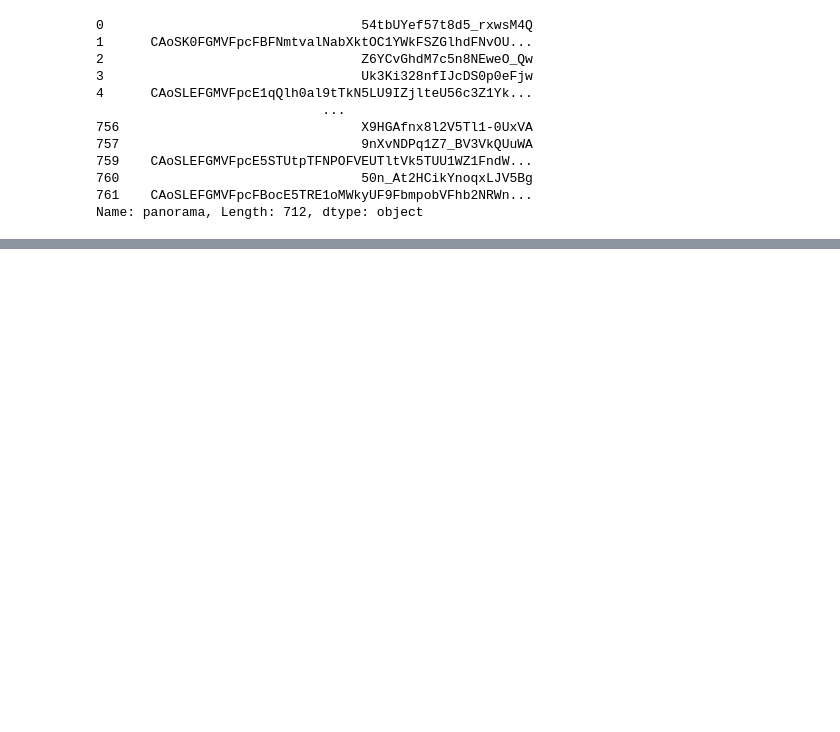
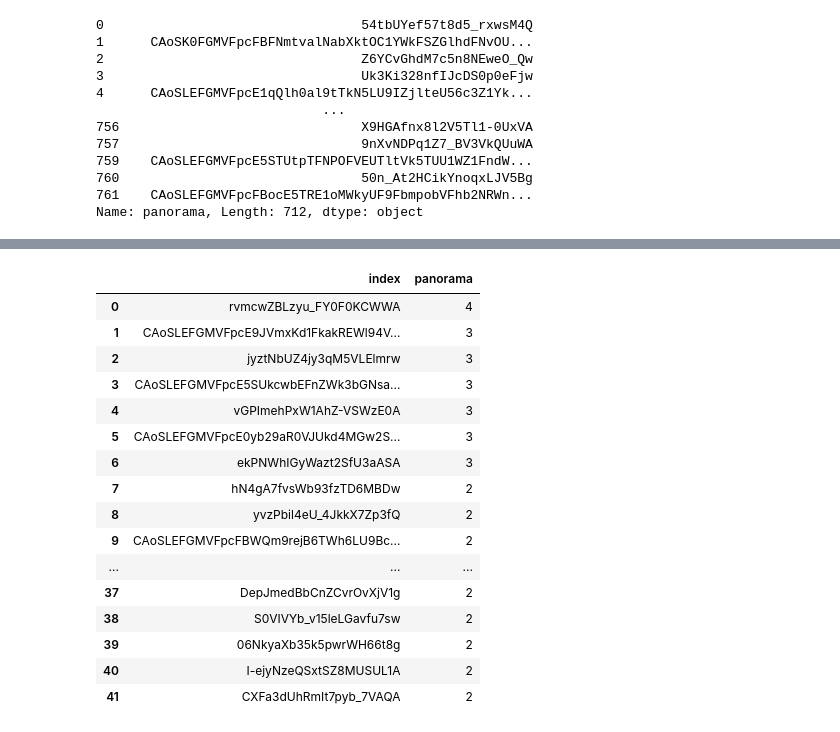
Before and after one commit to Ash-Stat/An-Si-Hyun, a Jupyter notebook: 대전연구.ipynb, the cells around one changed output, grey strips where cells are left out. Cells and saved outputs as stored; diff of their text form; code cells hidden in the pictures; blank space fills up the shorter version.

```diff
--- a/대전연구.ipynb
+++ b/대전연구.ipynb
@@ -281,0 +302,22 @@ Name: panorama, Length: 712, dtype: object
+# %%
+dropthebeat=dropthebeat[dropthebeat['panorama'] >=2]
+dropthebeat=dropthebeat.reset_index()
+dropthebeat
+# %% [output]
+|  | index | panorama |
+| 0 | rvmcwZBLzyu_FY0F0KCWWA | 4 |
+| 1 | CAoSLEFGMVFpcE9JVmxKd1FkakREWl94V... | 3 |
+| 2 | jyztNbUZ4jy3qM5VLElmrw | 3 |
+| 3 | CAoSLEFGMVFpcE5SUkcwbEFnZWk3bGNsa... | 3 |
+| 4 | vGPImehPxW1AhZ-VSWzE0A | 3 |
+| 5 | CAoSLEFGMVFpcE0yb29aR0VJUkd4MGw2S... | 3 |
+| 6 | ekPNWhIGyWazt2SfU3aASA | 3 |
+| 7 | hN4gA7fvsWb93fzTD6MBDw | 2 |
+| 8 | yvzPbil4eU_4JkkX7Zp3fQ | 2 |
+| 9 | CAoSLEFGMVFpcFBWQm9rejB6TWh6LU9Bc... | 2 |
+| ... | ... | ... |
+| 37 | DepJmedBbCnZCvrOvXjV1g | 2 |
+| 38 | S0VIVYb_v15leLGavfu7sw | 2 |
+| 39 | 06NkyaXb35k5pwrWH66t8g | 2 |
+| 40 | I-ejyNzeQSxtSZ8MUSUL1A | 2 |
+| 41 | CXFa3dUhRmIt7pyb_7VAQA | 2 |
```
Also changed, not shown: parts of 10 cells of this notebook.
